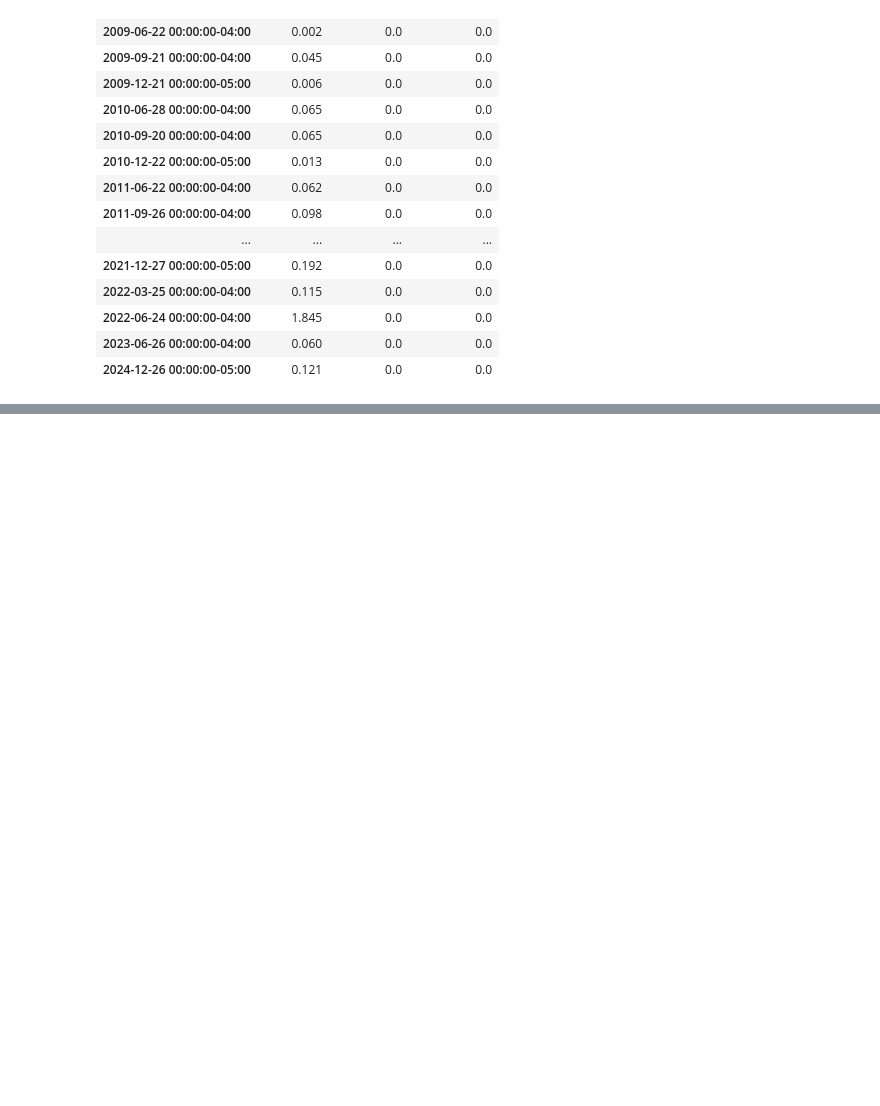
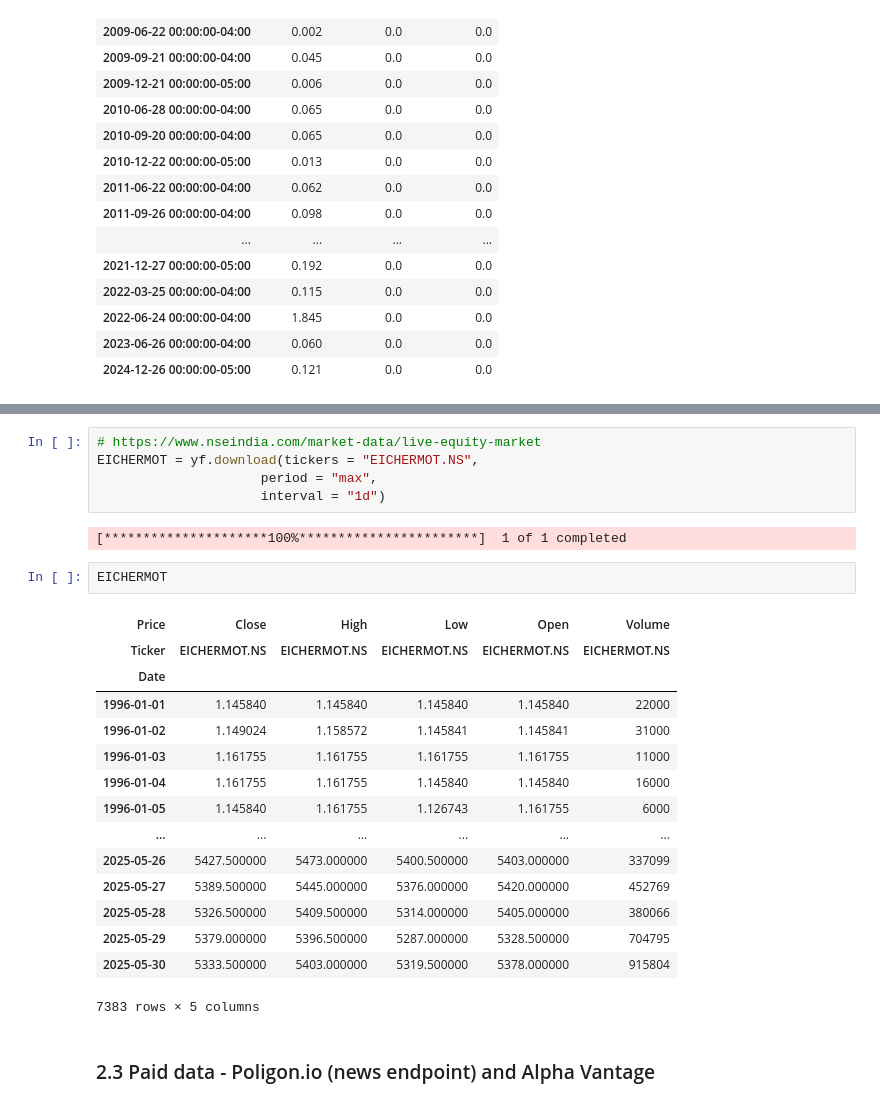
Before and after one commit to nathadriele/stock-markets-analytics-zoomcamp, a Jupyter notebook: 01-intro-and-data-sources/hw-intro.ipynb, the cells around one changed output, grey strips where cells are left out. Drawn from its saved outputs; the diff is of its cells as text; blank space fills up the shorter version.

Commit message:
data

```diff
--- a/01-intro-and-data-sources/hw-intro.ipynb
+++ b/01-intro-and-data-sources/hw-intro.ipynb
@@ -416,0 +437,27 @@ epi.get_actions()
+# %%
+# https://www.nseindia.com/market-data/live-equity-market
+EICHERMOT = yf.download(tickers = "EICHERMOT.NS",
+                     period = "max",
+                     interval = "1d")
+# %% [output]
+[*********************100%***********************]  1 of 1 completed
+# %%
+EICHERMOT
+# %% [output]
+| Price | Close | High | Low | Open | Volume |
+| Ticker | EICHERMOT.NS | EICHERMOT.NS | EICHERMOT.NS | EICHERMOT.NS | EICHERMOT.NS |
+| Date |  |  |  |  |  |
+| 1996-01-01 | 1.145840 | 1.145840 | 1.145840 | 1.145840 | 22000 |
+| 1996-01-02 | 1.149024 | 1.158572 | 1.145841 | 1.145841 | 31000 |
+| 1996-01-03 | 1.161755 | 1.161755 | 1.161755 | 1.161755 | 11000 |
+| 1996-01-04 | 1.161755 | 1.161755 | 1.145840 | 1.145840 | 16000 |
+| 1996-01-05 | 1.145840 | 1.161755 | 1.126743 | 1.161755 | 6000 |
+| ... | ... | ... | ... | ... | ... |
+| 2025-05-26 | 5427.500000 | 5473.000000 | 5400.500000 | 5403.000000 | 337099 |
+| 2025-05-27 | 5389.500000 | 5445.000000 | 5376.000000 | 5420.000000 | 452769 |
+| 2025-05-28 | 5326.500000 | 5409.500000 | 5314.000000 | 5405.000000 | 380066 |
+| 2025-05-29 | 5379.000000 | 5396.500000 | 5287.000000 | 5328.500000 | 704795 |
+| 2025-05-30 | 5333.500000 | 5403.000000 | 5319.500000 | 5378.000000 | 915804 |
+7383 rows × 5 columns
+# %% [markdown]
+### 2.3 Paid data - Poligon.io (news endpoint) and Alpha Vantage
```
Also changed, not shown: parts of 1 cell of this notebook.
